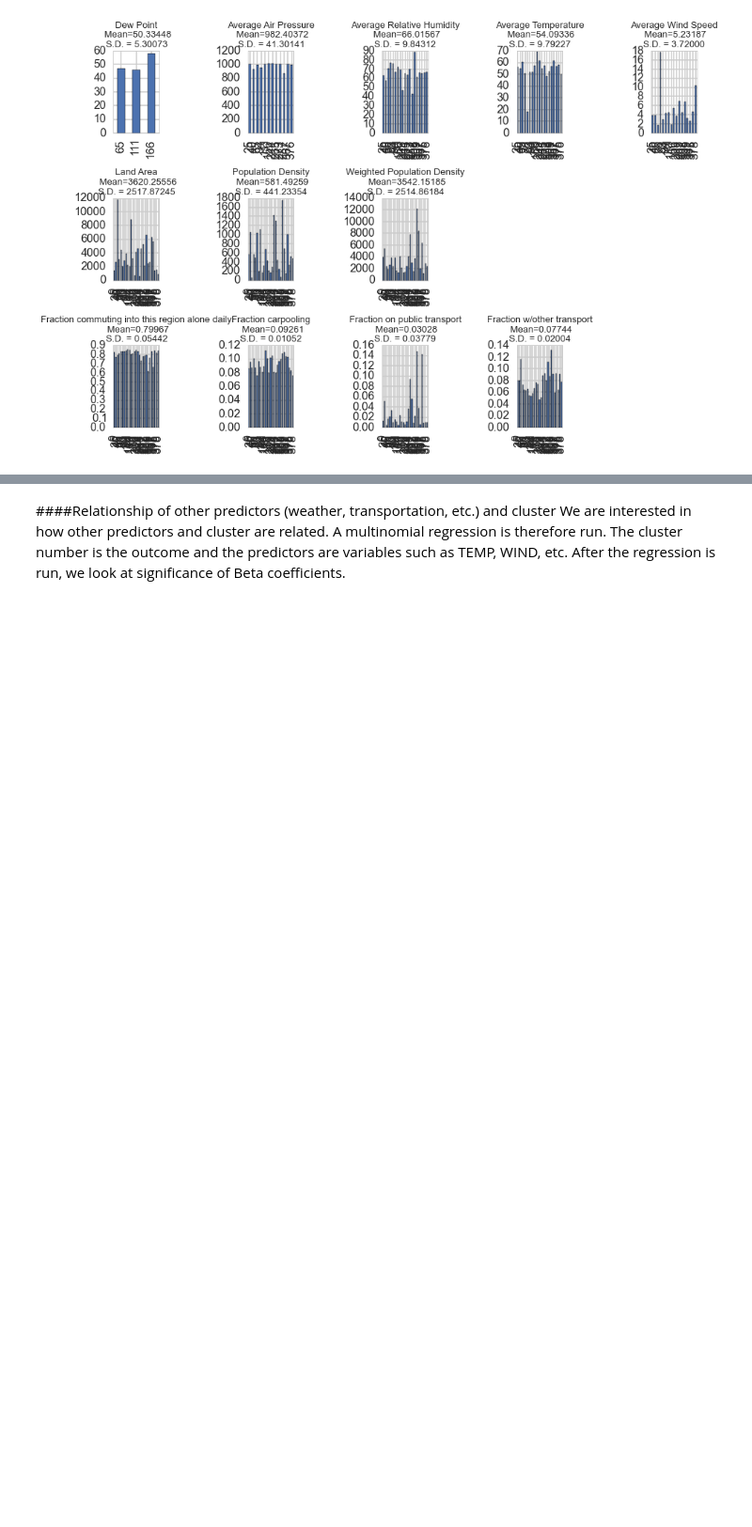
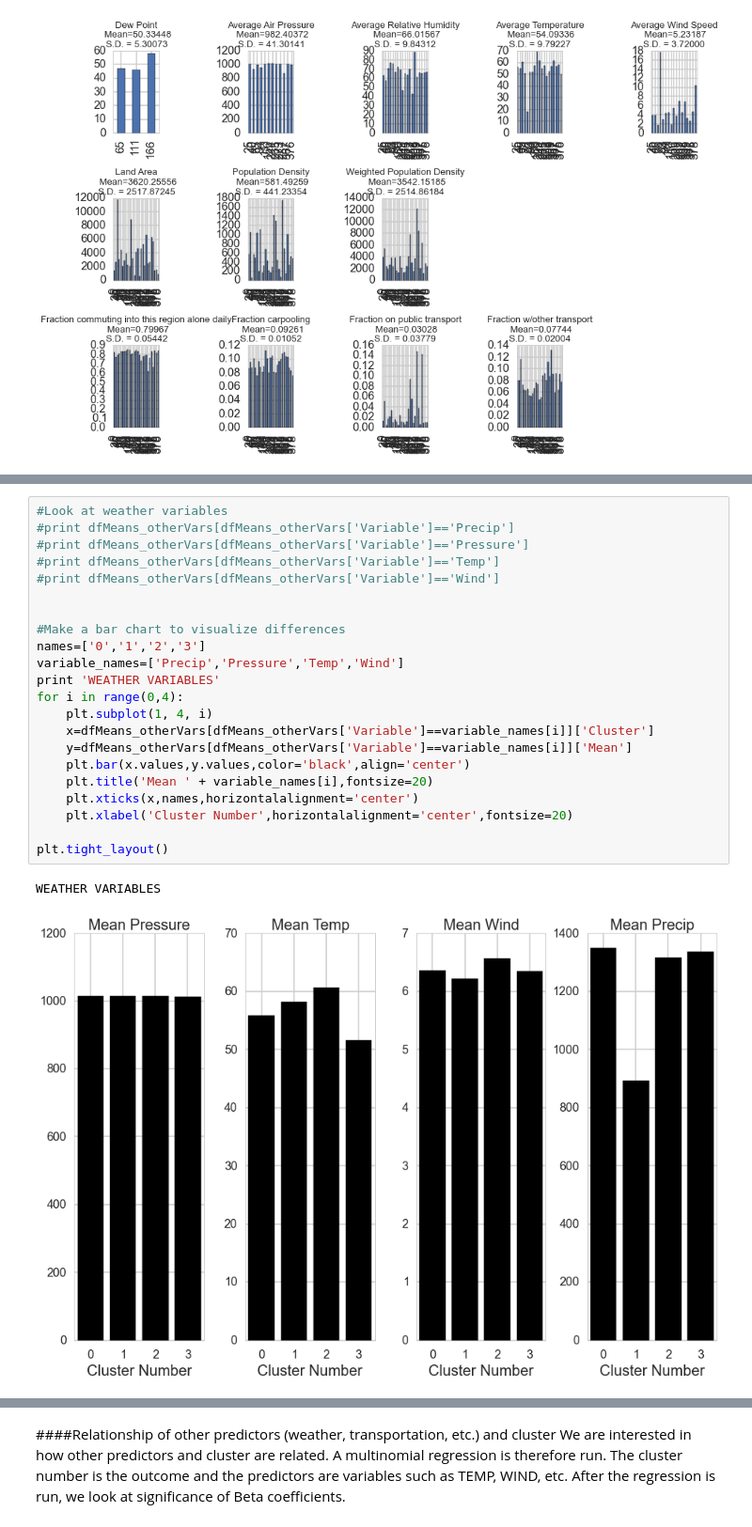
Before and after one commit to mchaffin17/AirPollutionFinalProject, a Jupyter notebook: UnsupervisedAnalysis.ipynb, the cells around one changed output, grey strips where cells are left out. Shown at 94% size. Drawn from its saved outputs; the diff is of its cells as text; blank space fills up the shorter version.

```diff
--- a/UnsupervisedAnalysis.ipynb
+++ b/UnsupervisedAnalysis.ipynb
@@ -1180,0 +1162,25 @@ print dfMeans_otherVars[dfMeans_otherVars['Variable']=='WIND']
+# %%
+#Look at weather variables
+#print dfMeans_otherVars[dfMeans_otherVars['Variable']=='Precip']
+#print dfMeans_otherVars[dfMeans_otherVars['Variable']=='Pressure']
+#print dfMeans_otherVars[dfMeans_otherVars['Variable']=='Temp']
+#print dfMeans_otherVars[dfMeans_otherVars['Variable']=='Wind']
+
+
+#Make a bar chart to visualize differences
+names=['0','1','2','3']
+variable_names=['Precip','Pressure','Temp','Wind']
+print 'WEATHER VARIABLES'
+for i in range(0,4):
+    plt.subplot(1, 4, i)
+    x=dfMeans_otherVars[dfMeans_otherVars['Variable']==variable_names[i]]['Cluster']
+    y=dfMeans_otherVars[dfMeans_otherVars['Variable']==variable_names[i]]['Mean']
+    plt.bar(x.values,y.values,color='black',align='center')
+    plt.title('Mean ' + variable_names[i],fontsize=20)
+    plt.xticks(x,names,horizontalalignment='center')
+    plt.xlabel('Cluster Number',horizontalalignment='center',fontsize=20)
+
+plt.tight_layout()
+# %% [output]
+WEATHER VARIABLES
+[figure, added]
```
Also changed, not shown: parts of 29 cells of this notebook.
